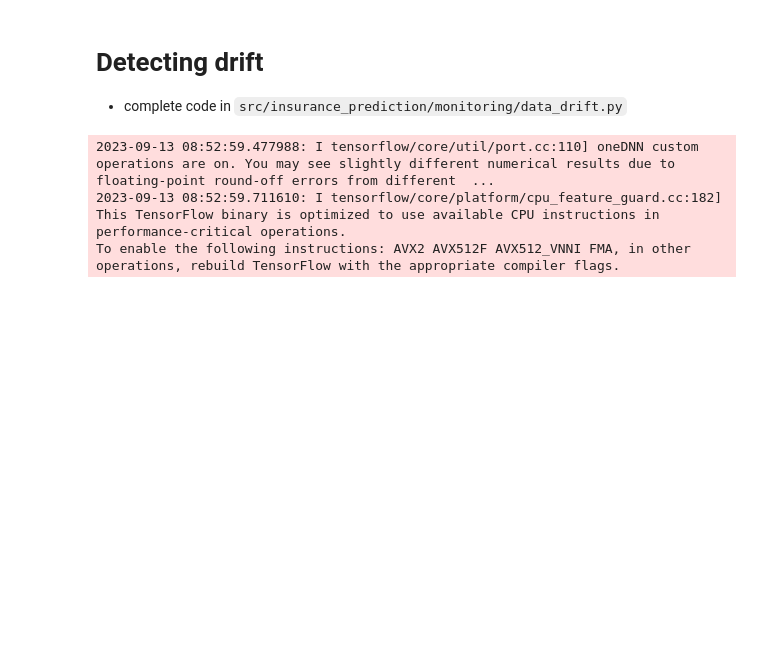
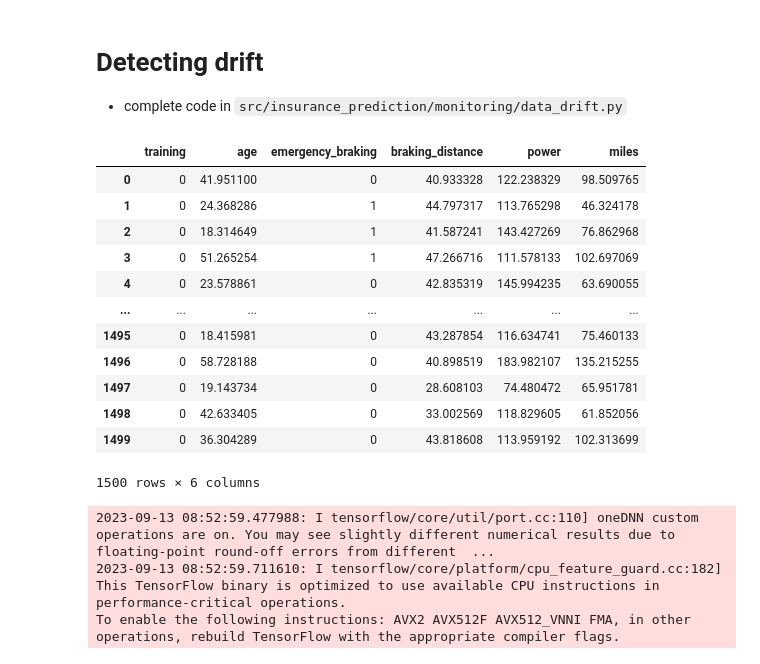
Before and after one commit to DJCordhose/mlops-drift, a Jupyter notebook: notebooks/drift.ipynb, the cells around one changed output. Drawn from its saved outputs; the diff is of its cells as text; code cells hidden in the pictures; blank space fills up the shorter version.

Commit message:
drift notebook wip

```diff
--- a/notebooks/drift.ipynb
+++ b/notebooks/drift.ipynb
@@ -9,0 +17,24 @@
+# %%
+reference_dataset_url = 'https://github.com/DJCordhose/mlops-drift/raw/main/datasets/insurance_prediction/reference.csv.gz'
+# reference_dataset_url = '../datasets/insurance_prediction/reference.csv.gz'
+# %%
+reference_dataset = DataLoader().load(
+   filename=reference_dataset_url,
+   data_options = DataOptions(date_column=None, separator=';'),
+)
+reference_dataset = reference_dataset.drop(['risk', 'group', 'group_name'], axis='columns')
+reference_dataset
+# %% [output]
+|  | training | age | emergency_braking | braking_distance | power | miles |
+| 0 | 0 | 41.951100 | 0 | 40.933328 | 122.238329 | 98.509765 |
+| 1 | 0 | 24.368286 | 1 | 44.797317 | 113.765298 | 46.324178 |
+| 2 | 0 | 18.314649 | 1 | 41.587241 | 143.427269 | 76.862968 |
+| 3 | 0 | 51.265254 | 1 | 47.266716 | 111.578133 | 102.697069 |
+| 4 | 0 | 23.578861 | 0 | 42.835319 | 145.994235 | 63.690055 |
+| ... | ... | ... | ... | ... | ... | ... |
+| 1495 | 0 | 18.415981 | 0 | 43.287854 | 116.634741 | 75.460133 |
+| 1496 | 0 | 58.728188 | 0 | 40.898519 | 183.982107 | 135.215255 |
+| 1497 | 0 | 19.143734 | 0 | 28.608103 | 74.480472 | 65.951781 |
+| 1498 | 0 | 42.633405 | 0 | 33.002569 | 118.829605 | 61.852056 |
+| 1499 | 0 | 36.304289 | 0 | 43.818608 | 113.959192 | 102.313699 |
+1500 rows × 6 columns
```
Also changed, not shown: parts of 2 cells of this notebook, 2 other files.
